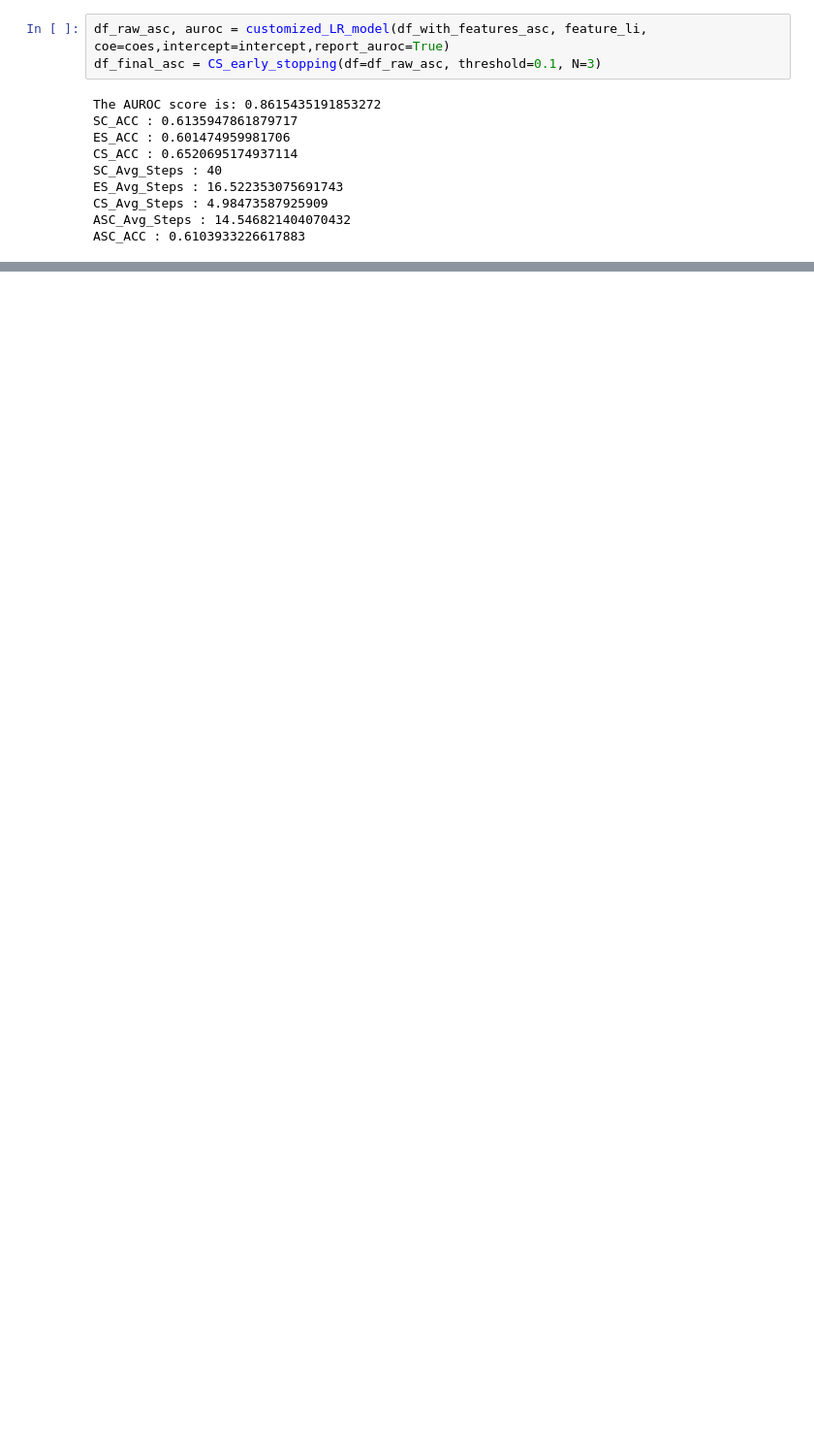
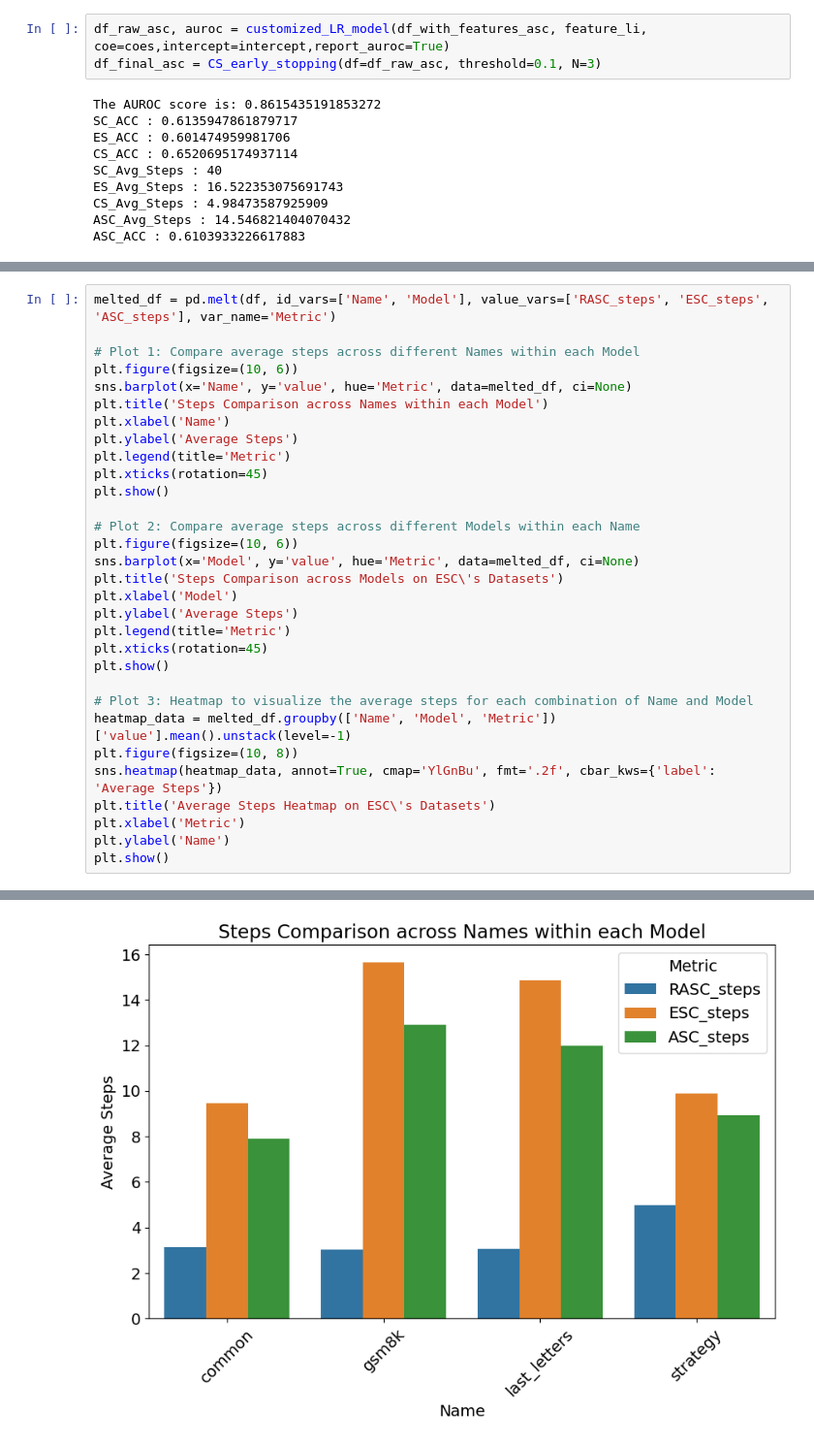
Before and after one commit to wan19990901/SC_conf, a Jupyter notebook: src/test_notebook/abalation_study.ipynb, the cells around one changed output, grey strips where cells are left out. Shown at 97% size. Saved outputs shown, nothing was run; the diff lists cells and outputs as text; blank space fills up the shorter version.

```diff
--- a/src/test_notebook/abalation_study.ipynb
+++ b/src/test_notebook/abalation_study.ipynb
@@ -462,0 +1231,32 @@ ASC_ACC : 0.6103933226617883
+# %%
+melted_df = pd.melt(df, id_vars=['Name', 'Model'], value_vars=['RASC_steps', 'ESC_steps', 'ASC_steps'], var_name='Metric')
+
+# Plot 1: Compare average steps across different Names within each Model
+plt.figure(figsize=(10, 6))
+sns.barplot(x='Name', y='value', hue='Metric', data=melted_df, ci=None)
+plt.title('Steps Comparison across Names within each Model')
+plt.xlabel('Name')
+plt.ylabel('Average Steps')
+plt.legend(title='Metric')
+plt.xticks(rotation=45)
+plt.show()
+
+# Plot 2: Compare average steps across different Models within each Name
+plt.figure(figsize=(10, 6))
+sns.barplot(x='Model', y='value', hue='Metric', data=melted_df, ci=None)
+plt.title('Steps Comparison across Models on ESC\'s Datasets')
+plt.xlabel('Model')
+plt.ylabel('Average Steps')
+plt.legend(title='Metric')
+plt.xticks(rotation=45)
+plt.show()
+
+# Plot 3: Heatmap to visualize the average steps for each combination of Name and Model
+heatmap_data = melted_df.groupby(['Name', 'Model', 'Metric'])['value'].mean().unstack(level=-1)
+plt.figure(figsize=(10, 8))
+sns.heatmap(heatmap_data, annot=True, cmap='YlGnBu', fmt='.2f', cbar_kws={'label': 'Average Steps'})
+plt.title('Average Steps Heatmap on ESC\'s Datasets')
+plt.xlabel('Metric')
+plt.ylabel('Name')
+plt.show()
+# %% [output]
@@ -462,0 +1266 @@ ASC_ACC : 0.6103933226617883
+[figure, added]
```
Also changed, not shown: parts of 19 cells of this notebook, 3 other files.
